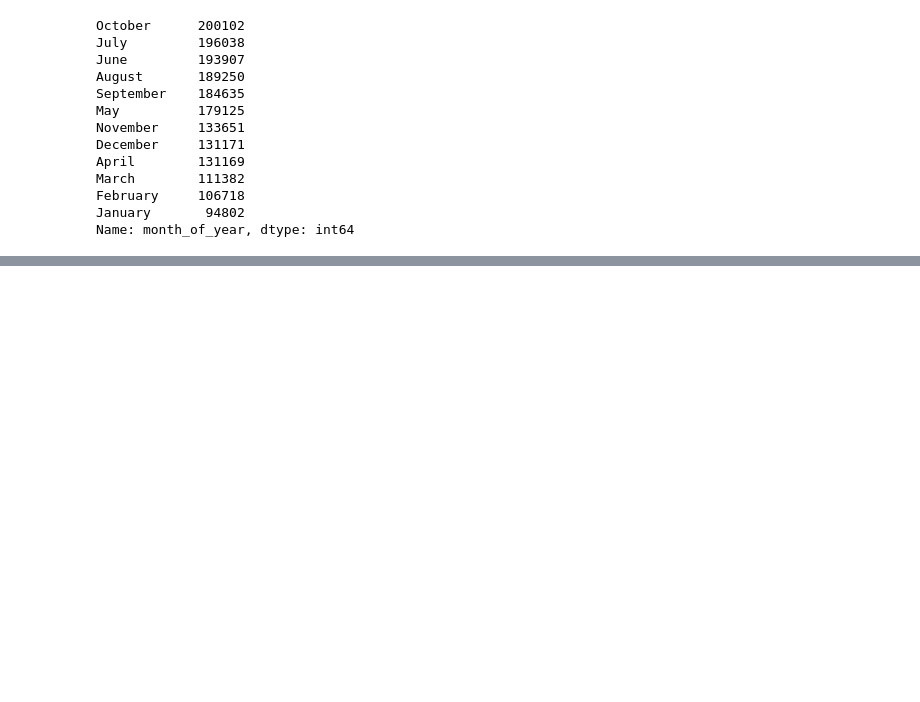
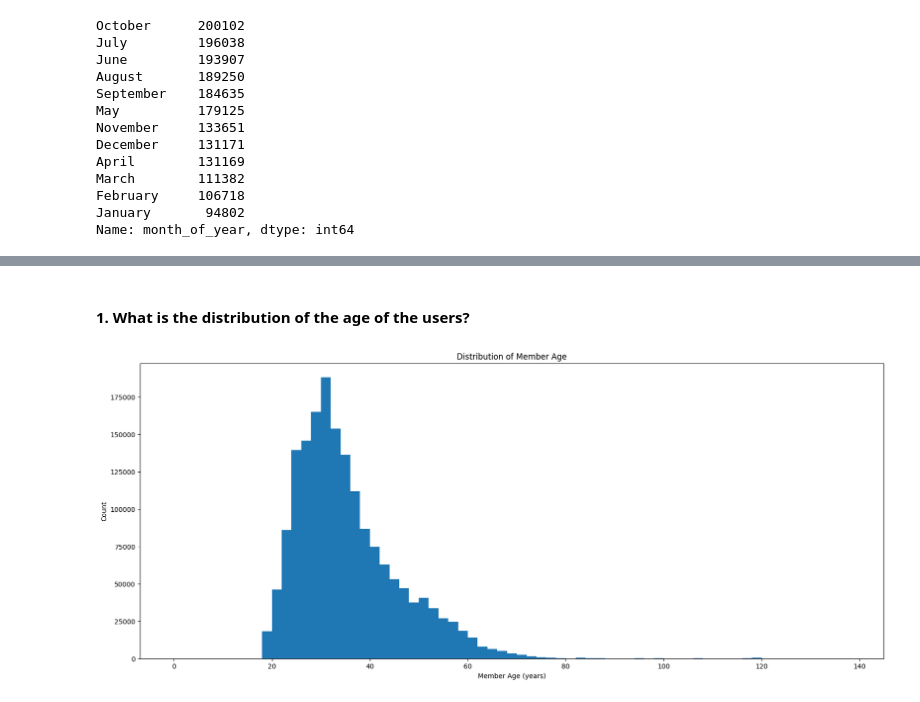
Before and after one commit to kisyular/data-visualization-project, a Jupyter notebook: Part_I_exploration.ipynb, the cells around one changed output, grey strips where cells are left out. Cells and saved outputs as stored; diff of their text form; code cells hidden in the pictures; blank space fills up the shorter version.

Commit message:
FEAT: UNIVARARIATE EXPLORATION: DISTRIBUTION OF THE AGE OF RIDERS

```diff
--- a/Part_I_exploration.ipynb
+++ b/Part_I_exploration.ipynb
@@ -658,0 +663,17 @@ Name: month_of_year, dtype: int64
+# %% [markdown]
+#### 1. What is the distribution of the age of the users?
+# %%
+def plot_histogram(column, title, x_label, binsize=2, y_label='Count'):
+    # Use max() to get the size of bins
+    binsize = 2
+    bins = np.arange(0, cc_bike_data[column].max()+binsize, binsize)
+    # Find the distribution of the `member_age` using a histogram
+    plt.figure(figsize=[20, 8])
+    plt.hist(data=cc_bike_data, x='member_age', bins=bins)
+    plt.xlabel(x_label)
+    plt.ylabel(y_label)
+    plt.title(title);
+
+plot_histogram('member_age', 'Distribution of Member Age', 'Member Age (years)')
+# %% [output]
+[figure, added]
```
Also changed, not shown: parts of 16 cells of this notebook.
